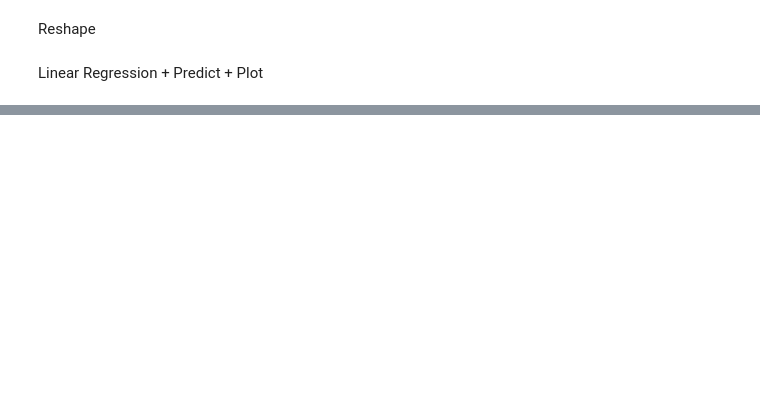
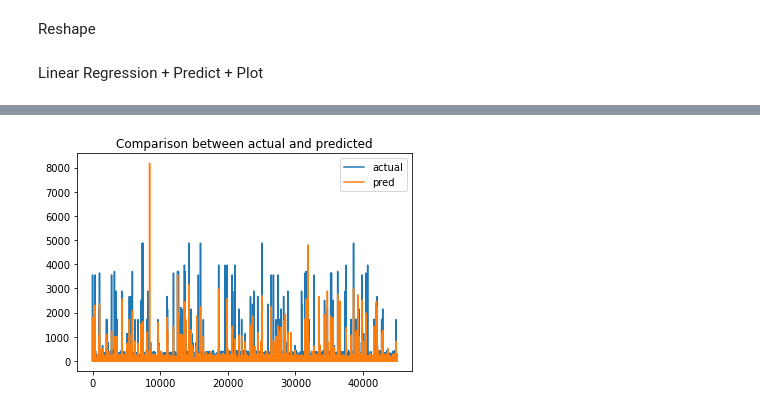
Before and after one commit to SiNa88/clusterdata-prediction, a Jupyter notebook: cluster-trace-microservices-v2021/microservice-prediction/mcr_rt_reg.ipynb, the cells around one changed output, grey strips where cells are left out. Saved outputs shown, nothing was run; the diff lists cells and outputs as text; code cells hidden in the pictures; blank space fills up the shorter version.

```diff
--- a/cluster-trace-microservices-v2021/microservice-prediction/mcr_rt_reg.ipynb
+++ b/cluster-trace-microservices-v2021/microservice-prediction/mcr_rt_reg.ipynb
@@ -85,0 +99,10 @@ plt.show()
+# %%
+plt.plot(Y_test, label='actual')  # actual plot
+plt.plot(y_predict, label='pred')  # predicted plot
+plt.title('Comparison between actual and predicted')
+plt.ylabel('', fontsize=18)
+plt.xlabel('', fontsize=18)
+plt.legend()
+plt.show()
+# %% [output]
+[figure, added]
```
Also changed, not shown: parts of 8 cells of this notebook, 1 other file.
